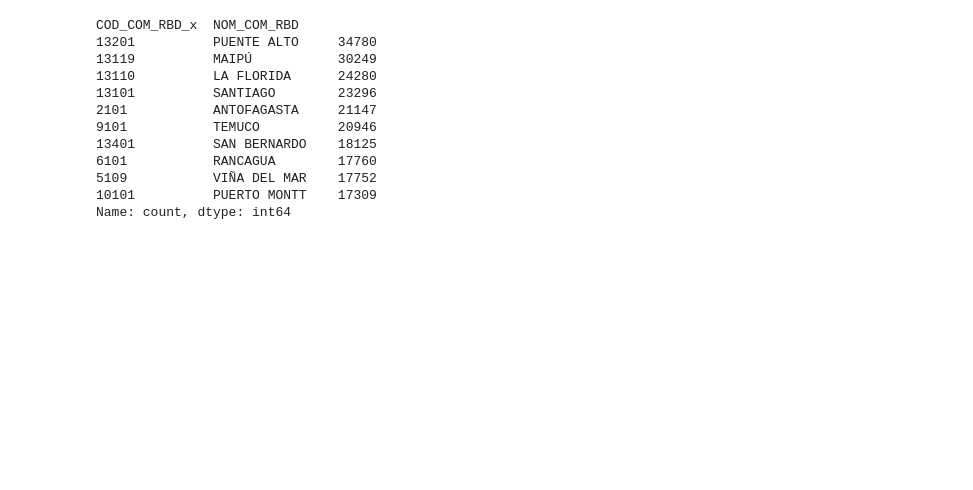
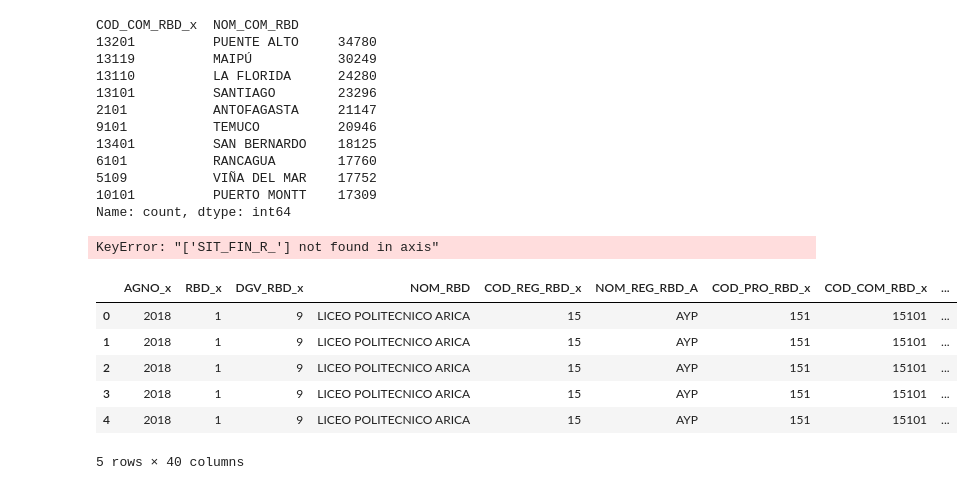
Before and after one commit to davidlealo/desercion-escolar, a Jupyter notebook: 20231217_analisis_clusters.ipynb, the cells around one changed output. Cells and saved outputs as stored; diff of their text form; code cells hidden in the pictures; blank space fills up the shorter version.

```diff
--- a/20231217_analisis_clusters.ipynb
+++ b/20231217_analisis_clusters.ipynb
@@ -495,3 +495,27 @@ COD_COM_RBD_x  NOM_COM_RBD
 5109           VIÑA DEL MAR    17752
 10101          PUERTO MONTT    17309
 Name: count, dtype: int64
+# %%
+# Drop  0   Unnamed: 0_x, Unnamed: 0_y, AGNO_y, RBD_y, DGV_RBD_y, COD_REG_RBD_y, COD_PRO_RBD_y, COD_COM_RBD_y, COD_DEPROV_RBD_y, COD_DEPE_y, COD_DEPE2_y,RURAL_RBD_y, ESTADO_ESTAB_y, COD_ENSE_y, COD_ENSE2_y, COD_GRADO_y, COD_JOR_y, COD_TIP_CUR_y, COD_DES_CUR_y
+combined.drop(['Unnamed: 0_x', 'Unnamed: 0_y', 'AGNO_y', 'RBD_y', 'DGV_RBD_y', 'COD_REG_RBD_y', 'COD_PRO_RBD_y', 'COD_COM_RBD_y', 'COD_DEPROV_RBD_y', 'COD_DEPE_y', 'COD_DEPE2_y', 'RURAL_RBD_y', 'ESTADO_ESTAB_y', 'COD_ENSE_y', 'COD_ENSE2_y', 'COD_GRADO_y', 'COD_JOR_y', 'COD_TIP_CUR_y', 'COD_DES_CUR_y'], axis=1, inplace=True)
+# %%
+# Drop GEN_ALU_y, FEC_NAC_ALU_y, EDAD_ALU_y, COD_REG_ALU_y, COD_COM_ALU_y, COD_RAMA_y, COD_SEC_y, COD_ESPE_y, PROM_GRAL_y, ASISTENCIA_y
+combined.drop(['GEN_ALU_y', 'FEC_NAC_ALU_y', 'EDAD_ALU_y', 'COD_REG_ALU_y', 'COD_COM_ALU_y', 'COD_RAMA_y', 'COD_SEC_y', 'COD_ESPE_y', 'PROM_GRAL_y', 'ASISTENCIA_y'], axis=1, inplace=True)
+# %%
+# Drop SIT_FIN, SIT_FIN_P, SIT_FIN_R_y, SIT_FIN_Y, SIT_FIN_R_, SIT_FIN_R_P, SIT_FIN_R_R, SIT_FIN_R_T, SIT_FIN_R_Y
+combined.drop(['SIT_FIN', 'SIT_FIN_P', 'SIT_FIN_R_y', 'SIT_FIN_Y', 'SIT_FIN_R_P', 'SIT_FIN_R_R', 'SIT_FIN_R_T', 'SIT_FIN_R_Y'], axis=1, inplace=True)
+# %%
+# Drop index 37 y 38
+combined.drop(['SIT_FIN_R_'], axis=0, inplace=True)
+# %% [output]
+KeyError: "['SIT_FIN_R_'] not found in axis"
+# %%
+combined.head()
+# %% [output]
+|  | AGNO_x | RBD_x | DGV_RBD_x | NOM_RBD | COD_REG_RBD_x | NOM_REG_RBD_A | COD_PRO_RBD_x | COD_COM_RBD_x | ... |
+| 0 | 2018 | 1 | 9 | LICEO POLITECNICO ARICA | 15 | AYP | 151 | 15101 | ... |
+| 1 | 2018 | 1 | 9 | LICEO POLITECNICO ARICA | 15 | AYP | 151 | 15101 | ... |
+| 2 | 2018 | 1 | 9 | LICEO POLITECNICO ARICA | 15 | AYP | 151 | 15101 | ... |
+| 3 | 2018 | 1 | 9 | LICEO POLITECNICO ARICA | 15 | AYP | 151 | 15101 | ... |
+| 4 | 2018 | 1 | 9 | LICEO POLITECNICO ARICA | 15 | AYP | 151 | 15101 | ... |
+5 rows × 40 columns
```
Also changed, not shown: parts of 1 cell of this notebook.
